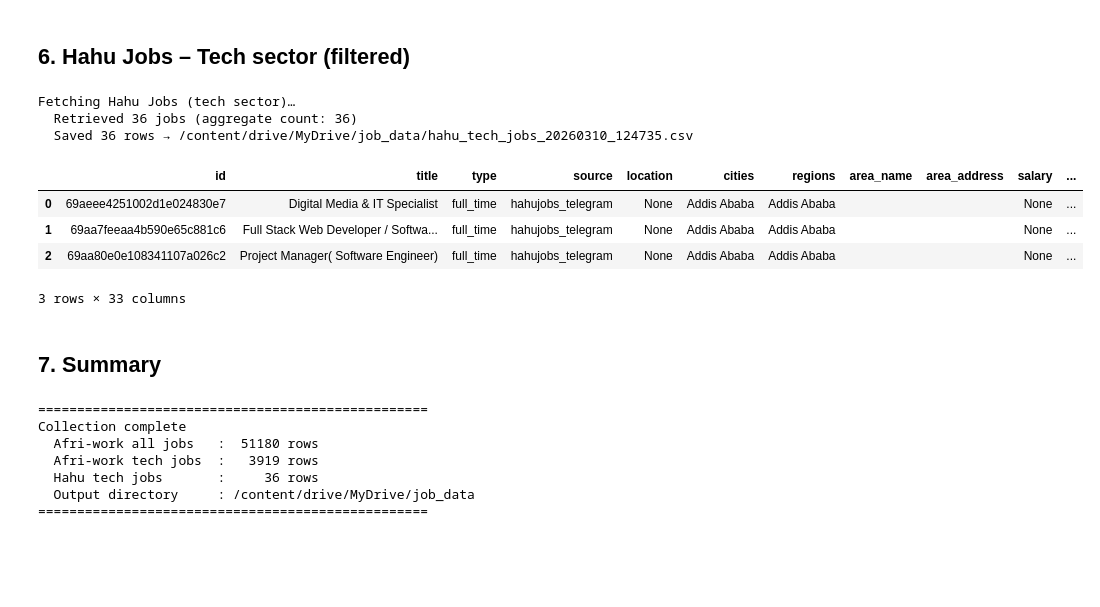
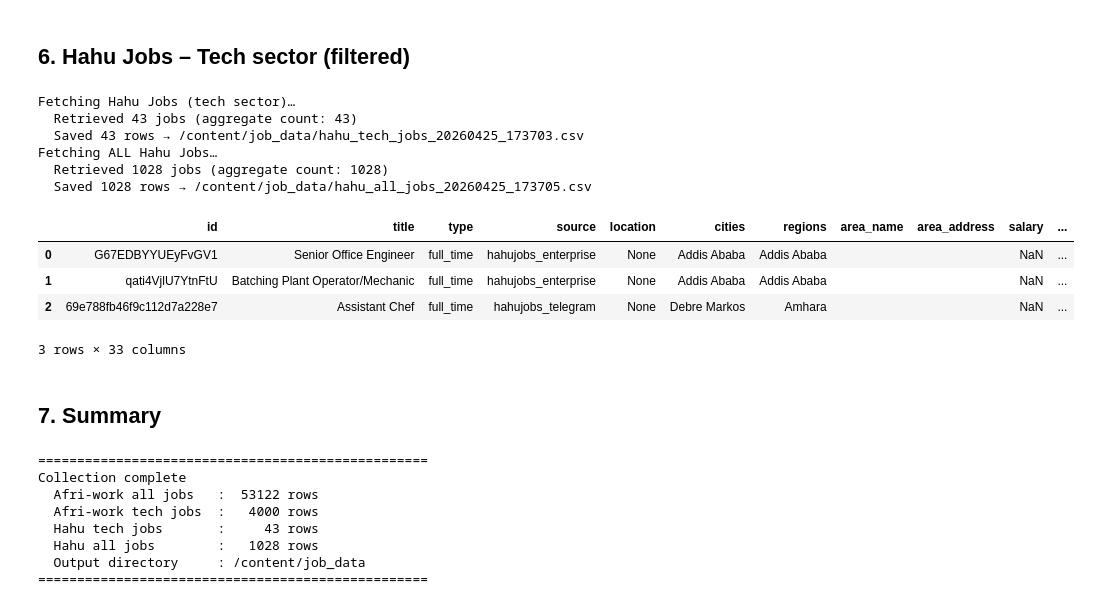
Before and after one commit to VentureScope/Data-ML, a Jupyter notebook: afriwork_hahu_scraper.ipynb, the cells around one changed output. Saved outputs shown, nothing was run; the diff lists cells and outputs as text; code cells hidden in the pictures; blank space fills up the shorter version.

```diff
--- a/afriwork_hahu_scraper.ipynb
+++ b/afriwork_hahu_scraper.ipynb
@@ -27,7 +27,7 @@ pandas 2.2.2  |  requests 2.32.4 kjlkjljlkjlkj
 Run this cell to save output CSV files directly to your Google Drive.
 Skip it if you only need the files in the Colab session.
 # %%
-USE_GOOGLE_DRIVE = True  # Set to False to skip Drive mounting
+USE_GOOGLE_DRIVE = False  # Set to False to skip Drive mounting
 
 if USE_GOOGLE_DRIVE:
     from google.colab import drive
@@ -287,6 +293,7 @@ query ($args: search_jobs_args!, $filter: jobs_bool_exp, $limit: Int, $offset: I
   ) {
     id
     title
+    created_at
     total_web_view_count
     telegram_view_count
     total_view_count
@@ -346,9 +353,7 @@ query ($args: search_jobs_args!, $filter: jobs_bool_exp, $limit: Int, $offset: I
 """
 
 # ---------------------------------------------------------------
-# Sector ID for IT / Tech on Hahu Jobs.  Change the _eq value to
-# target a different sector, or remove the sub_sector filter
-# entirely to fetch all jobs.
+# Sector ID for IT / Tech on Hahu Jobs.
 # ---------------------------------------------------------------
 HAHU_TECH_SECTOR_ID = "iL3qCg1STtXlr8fc_edq3"
 
@@ -375,6 +380,26 @@ HAHU_VARIABLES = {
     "offset": 0,
     "orderBy": [{"priority": "desc_nulls_last"}, {"deadline": "asc"}],
 }
+
+# ---------------------------------------------------------------
+# Variables for fetching ALL jobs (no sector filter)
+# ---------------------------------------------------------------
+HAHU_ALL_JOBS_VARIABLES = {
+    "limit": 10000,
+    "filter": {
+        "_and": [
+            {
+                "_and": [
+                    {"years_of_experience": {"_gte": 0}},
+                    {"years_of_experience": {"_lte": 10}},
+                ]
+            }
+        ]
+    },
+    "args": {},
+    "offset": 0,
+    "orderBy": [{"priority": "desc_nulls_last"}, {"deadline": "asc"}],
+}
 # %%
 def flatten_hahu_job(job: dict) -> dict:
     """Flatten a single Hahu Jobs record into a plain dict."""
@@ -420,39 +445,52 @@ def flatten_hahu_job(job: dict) -> dict:
         "application_url": job.get("application_url"),
         "application_email": job.get("application_email"),
         "number_of_applicants": job.get("number_of_applicants"),
         "total_view_count": job.get("total_view_count"),
         "total_web_view_count": job.get("total_web_view_count"),
         "telegram_view_count": job.get("telegram_view_count"),
         "entity_name": entity_name,
         "entity_logo": entity_logo,
         "sub_sector": sub_sector_name,
         "sector": sector_name,
         "isco_08_code": isco_code,
         "isco_08_title_en": isco_title_en,
         "soc_2010_title": soc_title,
         "soc_2010_code": soc_code,
         "esco_code": job.get("esco_code"),
         "summary": job.get("summary"),
     }
 
 
 print("Fetching Hahu Jobs (tech sector)…")
 hahu_data = run_graphql_query(HAHU_URL, HAHU_QUERY, HAHU_VARIABLES, HAHU_HEADERS)
 hahu_jobs = hahu_data["data"]["jobs"]
 total_count = hahu_data["data"]["search_jobs_aggregate"]["aggregate"]["count"]
 print(f"  Retrieved {len(hahu_jobs)} jobs (aggregate count: {total_count})")
 
 df_hahu = pd.DataFrame([flatten_hahu_job(j) for j in hahu_jobs])
 save_csv(df_hahu, timestamp_filename("hahu_tech_jobs"))
-df_hahu.head(3)
+
+print("Fetching ALL Hahu Jobs…")
+hahu_all_data = run_graphql_query(HAHU_URL, HAHU_QUERY, HAHU_ALL_JOBS_VARIABLES, HAHU_HEADERS)
+hahu_all_jobs = hahu_all_data["data"]["jobs"]
+total_all_count = hahu_all_data["data"]["search_jobs_aggregate"]["aggregate"]["count"]
+print(f"  Retrieved {len(hahu_all_jobs)} jobs (aggregate count: {total_all_count})")
+
+df_hahu_all = pd.DataFrame([flatten_hahu_job(j) for j in hahu_all_jobs])
+save_csv(df_hahu_all, timestamp_filename("hahu_all_jobs"))
+
+df_hahu_all.head(3)
 # %% [output]
 Fetching Hahu Jobs (tech sector)…
-  Retrieved 36 jobs (aggregate count: 36)
-  Saved 36 rows → /content/drive/MyDrive/job_data/hahu_tech_jobs_20260310_124735.csv
+  Retrieved 43 jobs (aggregate count: 43)
+  Saved 43 rows → /content/job_data/hahu_tech_jobs_20260425_173703.csv
+Fetching ALL Hahu Jobs…
+  Retrieved 1028 jobs (aggregate count: 1028)
+  Saved 1028 rows → /content/job_data/hahu_all_jobs_20260425_173705.csv
 |  | id | title | type | source | location | cities | regions | area_name | area_address | salary | ... |
-| 0 | 69aeee4251002d1e024830e7 | Digital Media & IT Specialist | full_time | hahujobs_telegram | None | Addis Ababa | Addis Ababa |  |  | None | ... |
-| 1 | 69aa7feeaa4b590e65c881c6 | Full Stack Web Developer / Softwa... | full_time | hahujobs_telegram | None | Addis Ababa | Addis Ababa |  |  | None | ... |
-| 2 | 69aa80e0e108341107a026c2 | Project Manager( Software Engineer) | full_time | hahujobs_telegram | None | Addis Ababa | Addis Ababa |  |  | None | ... |
+| 0 | G67EDBYYUEyFvGV1 | Senior Office Engineer | full_time | hahujobs_enterprise | None | Addis Ababa | Addis Ababa |  |  | NaN | ... |
+| 1 | qati4VjlU7YtnFtU | Batching Plant Operator/Mechanic | full_time | hahujobs_enterprise | None | Addis Ababa | Addis Ababa |  |  | NaN | ... |
+| 2 | 69e788fb46f9c112d7a228e7 | Assistant Chef | full_time | hahujobs_telegram | None | Debre Markos | Amhara |  |  | NaN | ... |
 3 rows × 33 columns
 # %% [markdown]
 ## 7. Summary
@@ -462,13 +500,15 @@ print("Collection complete")
 print(f"  Afri-work all jobs   : {len(df_aw_all):>6} rows")
 print(f"  Afri-work tech jobs  : {len(df_aw_tech):>6} rows")
 print(f"  Hahu tech jobs       : {len(df_hahu):>6} rows")
+print(f"  Hahu all jobs        : {len(df_hahu_all):>6} rows")
 print(f"  Output directory     : {OUTPUT_DIR}")
 print("=" * 50)
 # %% [output]
 ==================================================
 Collection complete
-  Afri-work all jobs   :  51180 rows
-  Afri-work tech jobs  :   3919 rows
-  Hahu tech jobs       :     36 rows
-  Output directory     : /content/drive/MyDrive/job_data
+  Afri-work all jobs   :  53122 rows
+  Afri-work tech jobs  :   4000 rows
+  Hahu tech jobs       :     43 rows
+  Hahu all jobs        :   1028 rows
+  Output directory     : /content/job_data
 ==================================================
```
Also changed, not shown: parts of 4 cells of this notebook, 12 other files.
